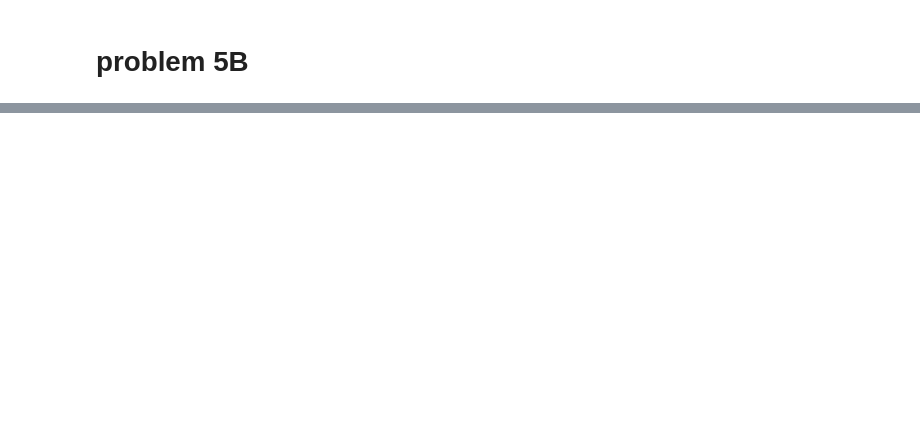
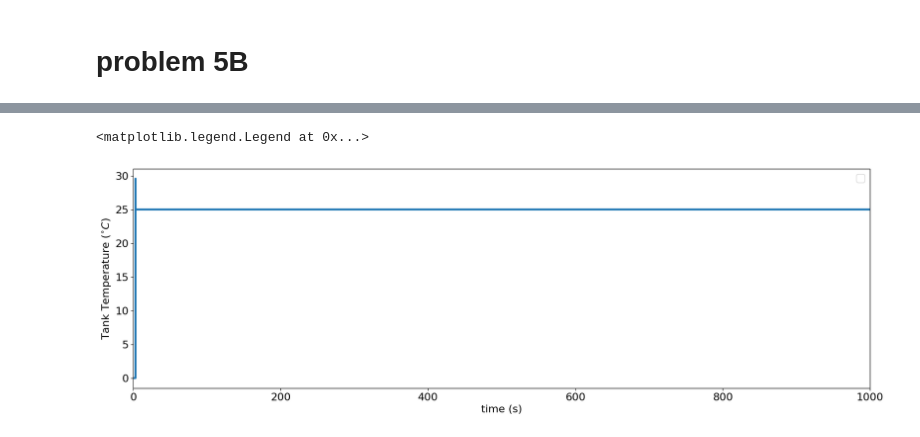
Before and after one commit to rahilisashaik/cbe_162, a Jupyter notebook: project/162_project.ipynb, the cells around one changed output, grey strips where cells are left out. Saved outputs shown, nothing was run; the diff lists cells and outputs as text; code cells hidden in the pictures; blank space fills up the shorter version.

Commit message:
temperature PI controller

```diff
--- a/project/162_project.ipynb
+++ b/project/162_project.ipynb
@@ -617,0 +727,47 @@ plt.show()
+# %%
+## Function that runs the entie feedback loop. time is an array with [t_inital, t_end], x0 is the initial condition
+def dynamic_model_linearized(time, x0):
+    result_sp = set_point_linearized(time, x0)
+    result = np.zeros([7,T_DELAY*(T_POINT-1)])
+    for i in range(time[1]-T_DELAY):
+        ##Cover the edge case
+        if i == 0:
+            x0=x0
+
+        V, Cx, Cp, Cs, Co2, T, Tag = current_output(i,result) # find the current output of the process
+        Vsp, Cxsp, Cpsp, Cssp, Co2sp, Tsp, Tagsp = current_output(i,result_sp) # Find the current setpoint of the process
+        ## process input, you may need to specify as disturbance in the problem statement or you need to use controller to adjust the input
+        Fi = lambda t: 51
+        Fe = lambda t: 51
+        T_in = lambda t: 25
+        cS_in = lambda t: 60
+        Fag = lambda t: 18
+
+        ## Find your error
+
+        ## Construct your transfer function
+
+
+        t_eval = np.linspace(i,i+1,T_POINT) ## your transfer function should evaluate on the same time point as the model (this is your sampling point)
+
+        ## Simulate your input to the model
+
+        ## Your solve_step can take both a callable function for Fi, Fe, T_in, cS_in, Fag or an array of data at the given [i, i+1] time window.
+        ## ie your simulated input to process can be directly feed into the solve_step, and you can also define disturbance as function and pass into the solve_step
+        result = solve_step_linearized([i, i+1], x0, Fi, Fe, T_in, cS_in, Fag, result)
+        x0 = result[:,-1]
+    t = np.linspace(time[0],time[1],(time[1] - time[0])*(T_POINT-1)+1) ## entire sampling time for the process
+    return t, result, result_sp
+# %%
+t_final = 1000 ### final time for you model
+t, result, result_sp = dynamic_model_linearized([0,t_final], x0) ### run the model
+# %%
+plt.figure(figsize=(20, 6))
+plt.plot(t,result[5],lw=3)
+plt.xlim([0,t_final])
+plt.xlabel("time (s)")
+plt.ylabel("Tank Temperature ($^{\circ} C$)")
+plt.legend()
+# %% [output]
+<matplotlib.legend.Legend at 0x...>
+[figure, added]
```
Also changed, not shown: parts of 21 cells of this notebook.
